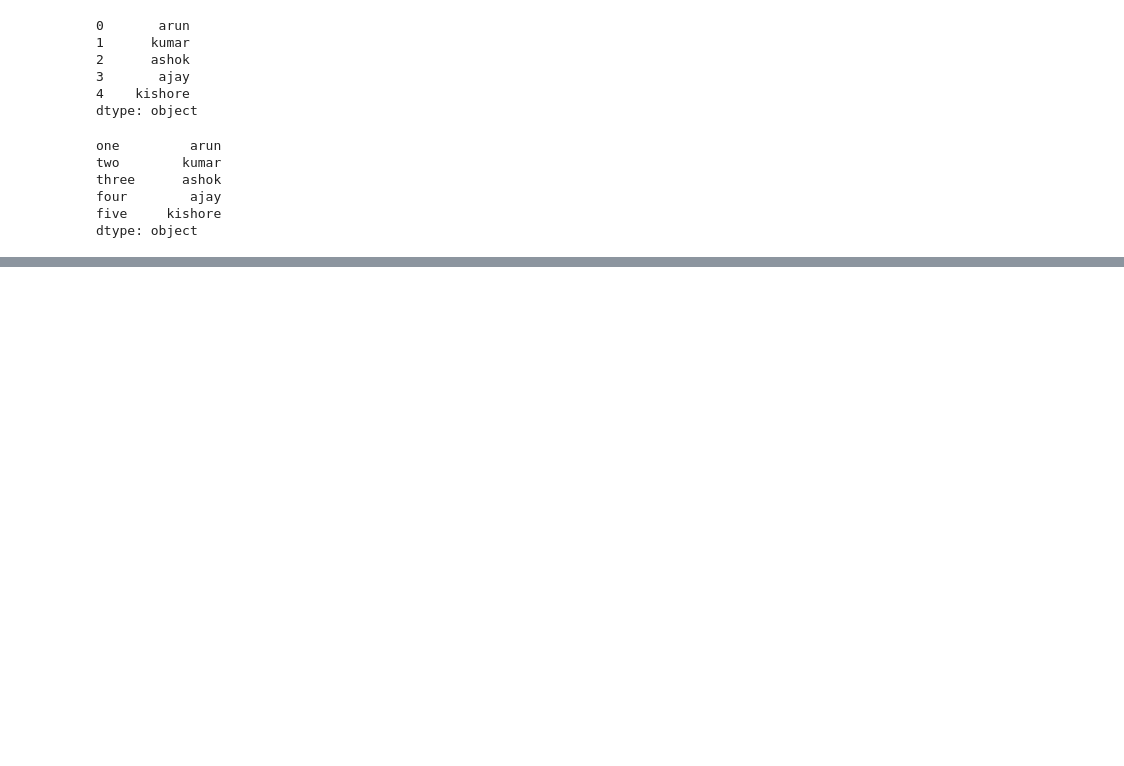
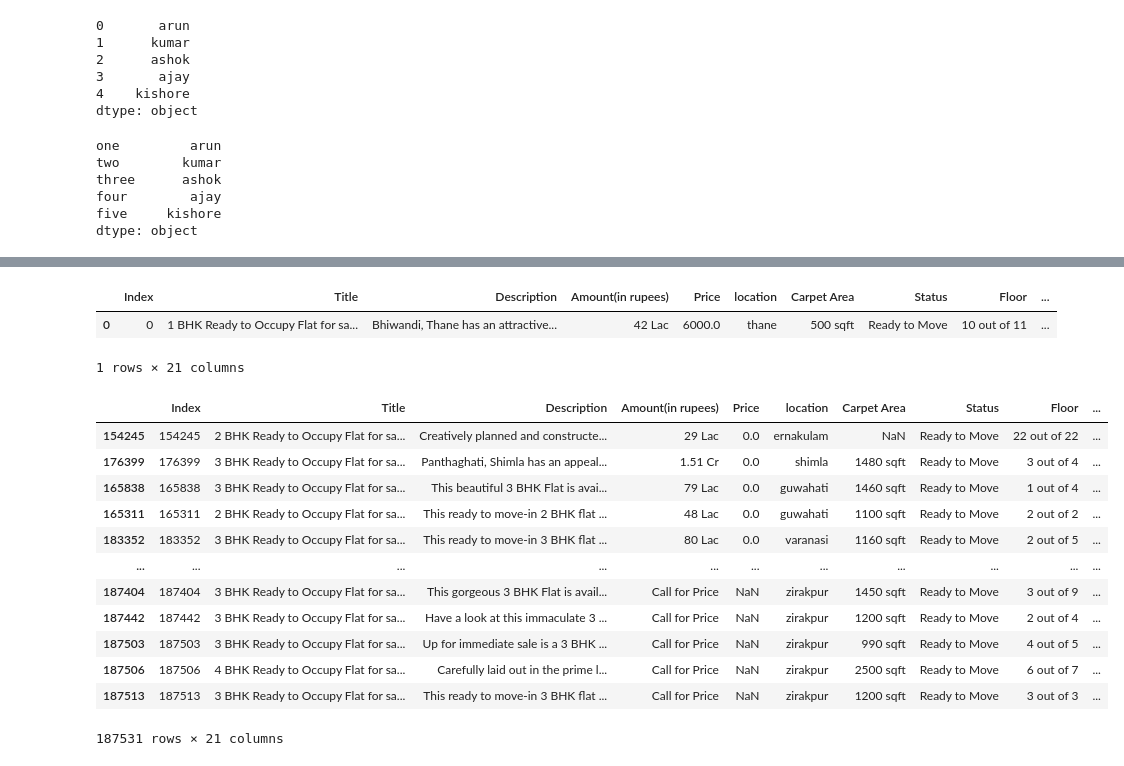
Before and after one commit to shijujohn1093/python-streamlet, a Jupyter notebook: course3.ipynb, the cells around one changed output, grey strips where cells are left out. Drawn from its saved outputs; the diff is of its cells as text; code cells hidden in the pictures; blank space fills up the shorter version.

```diff
--- a/course3.ipynb
+++ b/course3.ipynb
@@ -116,0 +376,22 @@ sample_dict  = {"a":1, "b":2, "c":3 , "d":4, "e":5}
+# %%
+df.head(1)
+# %% [output]
+|  | Index | Title | Description | Amount(in rupees) | Price | location | Carpet Area | Status | Floor | ... |
+| 0 | 0 | 1 BHK Ready to Occupy Flat for sa... | Bhiwandi, Thane has an attractive... | 42 Lac | 6000.0 | thane | 500 sqft | Ready to Move | 10 out of 11 | ... |
+1 rows × 21 columns
+# %%
+df.sort_values(by = 'Price')
+# %% [output]
+|  | Index | Title | Description | Amount(in rupees) | Price | location | Carpet Area | Status | Floor | ... |
+| 154245 | 154245 | 2 BHK Ready to Occupy Flat for sa... | Creatively planned and constructe... | 29 Lac | 0.0 | ernakulam | NaN | Ready to Move | 22 out of 22 | ... |
+| 176399 | 176399 | 3 BHK Ready to Occupy Flat for sa... | Panthaghati, Shimla has an appeal... | 1.51 Cr | 0.0 | shimla | 1480 sqft | Ready to Move | 3 out of 4 | ... |
+| 165838 | 165838 | 3 BHK Ready to Occupy Flat for sa... | This beautiful 3 BHK Flat is avai... | 79 Lac | 0.0 | guwahati | 1460 sqft | Ready to Move | 1 out of 4 | ... |
+| 165311 | 165311 | 2 BHK Ready to Occupy Flat for sa... | This ready to move-in 2 BHK flat ... | 48 Lac | 0.0 | guwahati | 1100 sqft | Ready to Move | 2 out of 2 | ... |
+| 183352 | 183352 | 3 BHK Ready to Occupy Flat for sa... | This ready to move-in 3 BHK flat ... | 80 Lac | 0.0 | varanasi | 1160 sqft | Ready to Move | 2 out of 5 | ... |
+| ... | ... | ... | ... | ... | ... | ... | ... | ... | ... | ... |
+| 187404 | 187404 | 3 BHK Ready to Occupy Flat for sa... | This gorgeous 3 BHK Flat is avail... | Call for Price | NaN | zirakpur | 1450 sqft | Ready to Move | 3 out of 9 | ... |
+| 187442 | 187442 | 3 BHK Ready to Occupy Flat for sa... | Have a look at this immaculate 3 ... | Call for Price | NaN | zirakpur | 1200 sqft | Ready to Move | 2 out of 4 | ... |
+| 187503 | 187503 | 3 BHK Ready to Occupy Flat for sa... | Up for immediate sale is a 3 BHK ... | Call for Price | NaN | zirakpur | 990 sqft | Ready to Move | 4 out of 5 | ... |
+| 187506 | 187506 | 4 BHK Ready to Occupy Flat for sa... | Carefully laid out in the prime l... | Call for Price | NaN | zirakpur | 2500 sqft | Ready to Move | 6 out of 7 | ... |
+| 187513 | 187513 | 3 BHK Ready to Occupy Flat for sa... | This ready to move-in 3 BHK flat ... | Call for Price | NaN | zirakpur | 1200 sqft | Ready to Move | 3 out of 3 | ... |
+187531 rows × 21 columns
```
Also changed, not shown: parts of 33 cells of this notebook, 47 other files.
